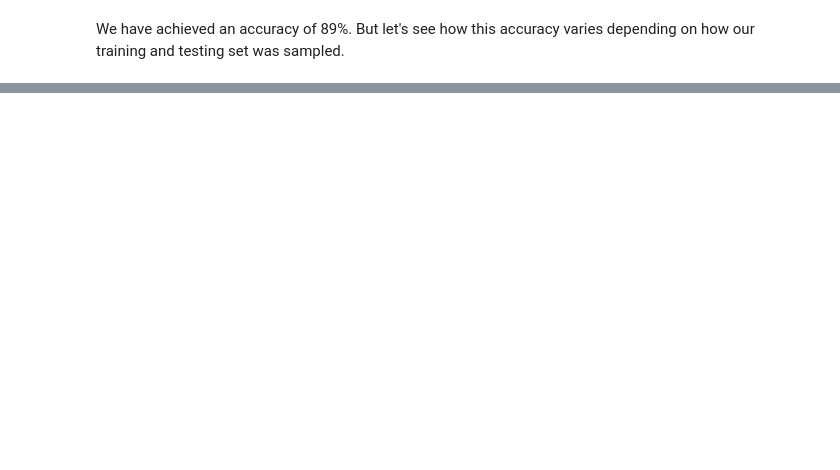
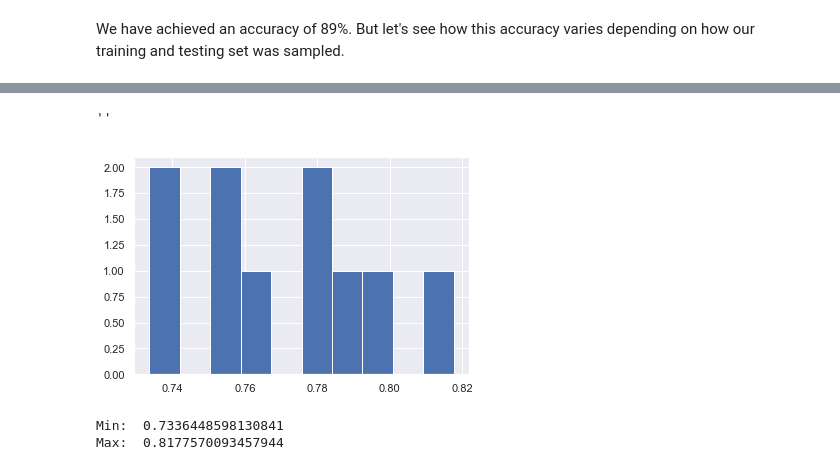
Before and after one commit to pedrovponte/IART-g39, a Jupyter notebook: proj2/src/credit_risk_analysis.ipynb, the cells around one changed output, grey strips where cells are left out. Drawn from its saved outputs; the diff is of its cells as text; code cells hidden in the pictures; blank space fills up the shorter version.

```diff
--- a/proj2/src/credit_risk_analysis.ipynb
+++ b/proj2/src/credit_risk_analysis.ipynb
@@ -812,0 +885,33 @@ Max:  0.9514018691588785
+# %%
+model_accuracies = []
+
+for repetition in range(10):
+    X_train, X_test, y_train, y_test = train_test_split(X, y, test_size=0.2, random_state=1)
+
+    scaler = StandardScaler()
+
+    # Fit only to the training data
+    scaler.fit(X_train)
+
+    # Now apply the transformations to the data:
+    X_train = scaler.transform(X_train)
+    X_test = scaler.transform(X_test)
+
+    ANNClassifier = MLPClassifier(random_state=1, max_iter=500)
+
+    # Train the classifier on the training set
+    ANNClassifier.fit(X_train, y_train)
+    classifier_accuracy = ANNClassifier.score(X_test, y_test)
+    model_accuracies.append(classifier_accuracy)
+
+plt.hist(model_accuracies)
+;
+# %% [output]
+''
+[figure, added]
+# %%
+print("Min: ", min(model_accuracies))
+print("Max: ", max(model_accuracies))
+# %% [output]
+Min:  0.7336448598130841
+Max:  0.8177570093457944
```
Also changed, not shown: parts of 24 cells of this notebook.
